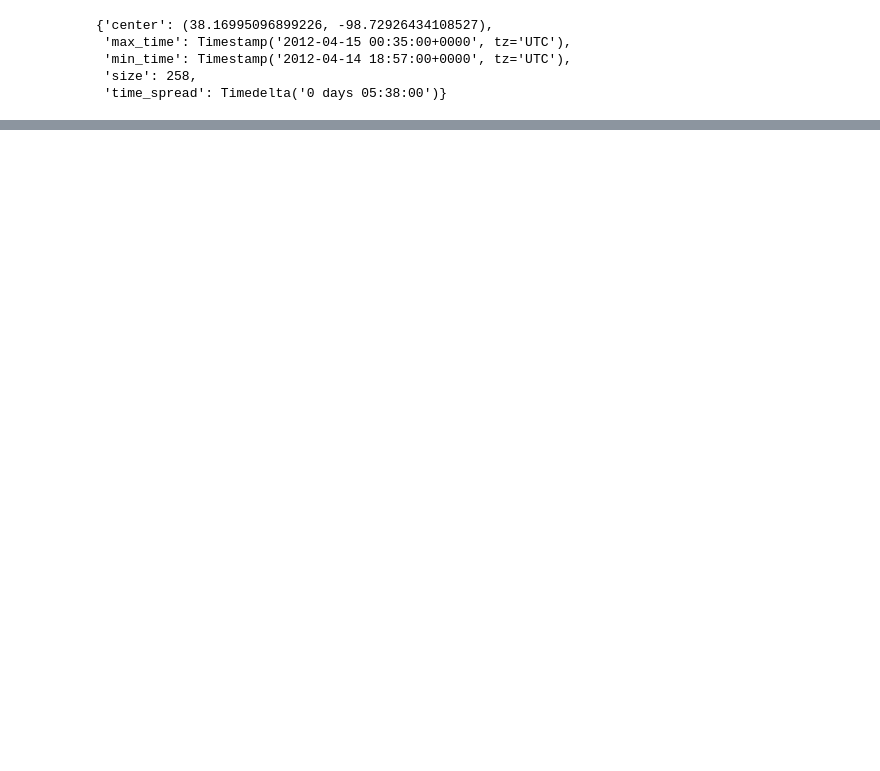
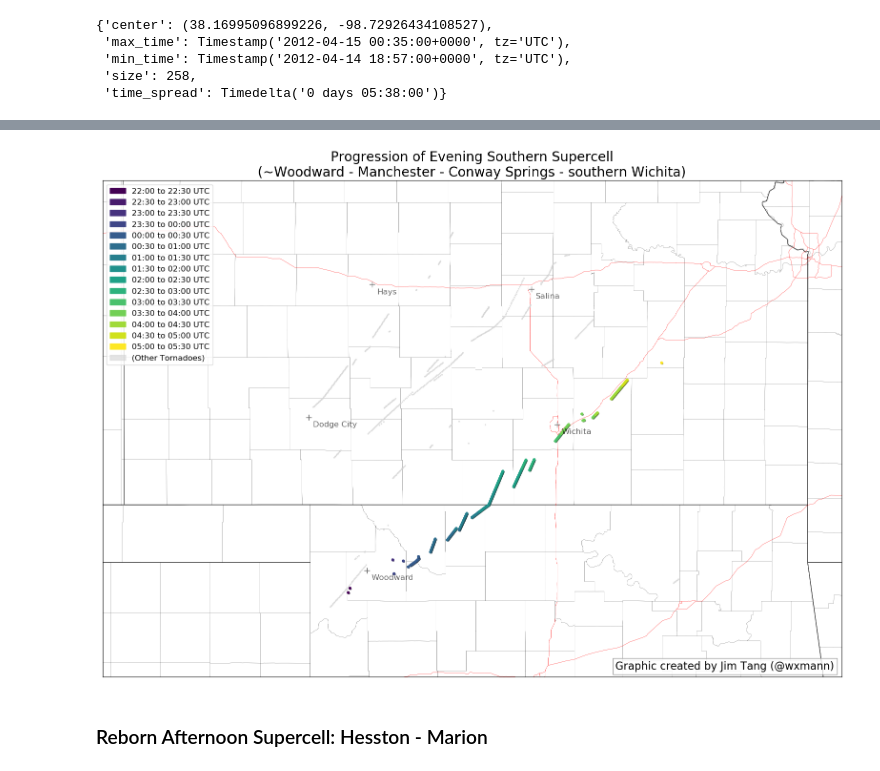
Before and after one commit to wxmann/tc-analysis, a Jupyter notebook: notebooks/Deconstructing the April 14, 2012 Tornado Outbreak.ipynb, the cells around one changed output, grey strips where cells are left out. Saved outputs shown, nothing was run; the diff lists cells and outputs as text; code cells hidden in the pictures; blank space fills up the shorter version.

```diff
--- a/notebooks/Deconstructing the April 14, 2012 Tornado Outbreak.ipynb
+++ b/notebooks/Deconstructing the April 14, 2012 Tornado Outbreak.ipynb
@@ -181,0 +182,3 @@ TypeError: unhashable type: 'slice'
+# %%
+clust4 = clusters.clusters[4]
+clust4.summary()
@@ -181,0 +191,19 @@ TypeError: unhashable type: 'slice'
+# %%
+fig = plt.figure(figsize=(20, 20), dpi=100)
+
+min_time = pd.Timestamp('2012-04-14 22:00+0000')
+max_time = pd.Timestamp('2012-04-15 05:30+0000')
+dt = pd.Timedelta('30 min')
+time_buckets = datetime_buckets(min_time, max_time, dt)
+
+plot_cluster_progression(clust4, clusters, time_buckets)
+
+plt.title('Progression of Evening Southern Supercell'
+          '\n(~Woodward - Manchester - Conway Springs - southern Wichita)',
+         fontsize=20)
+watermark(fig)
+plt.show()
+# %% [output]
+[figure, added]
+# %% [markdown]
+### Reborn Afternoon Supercell: Hesston - Marion
```
Also changed, not shown: parts of 31 cells of this notebook, 1 other file.
